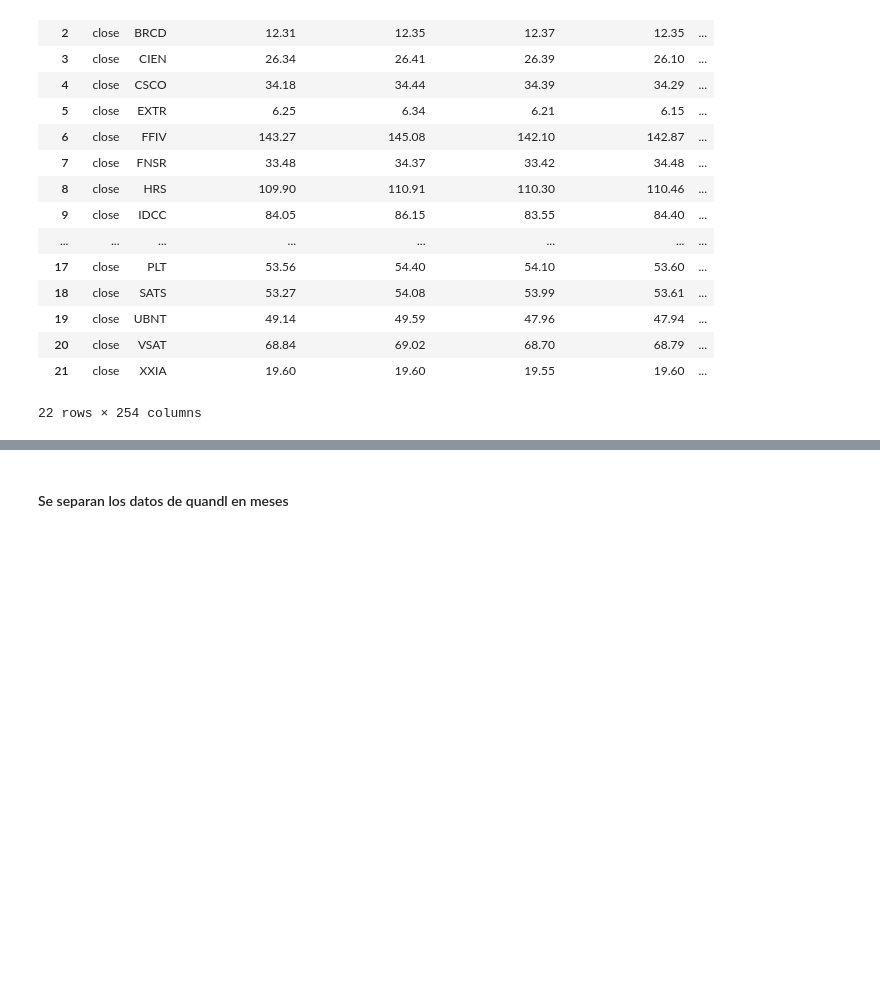
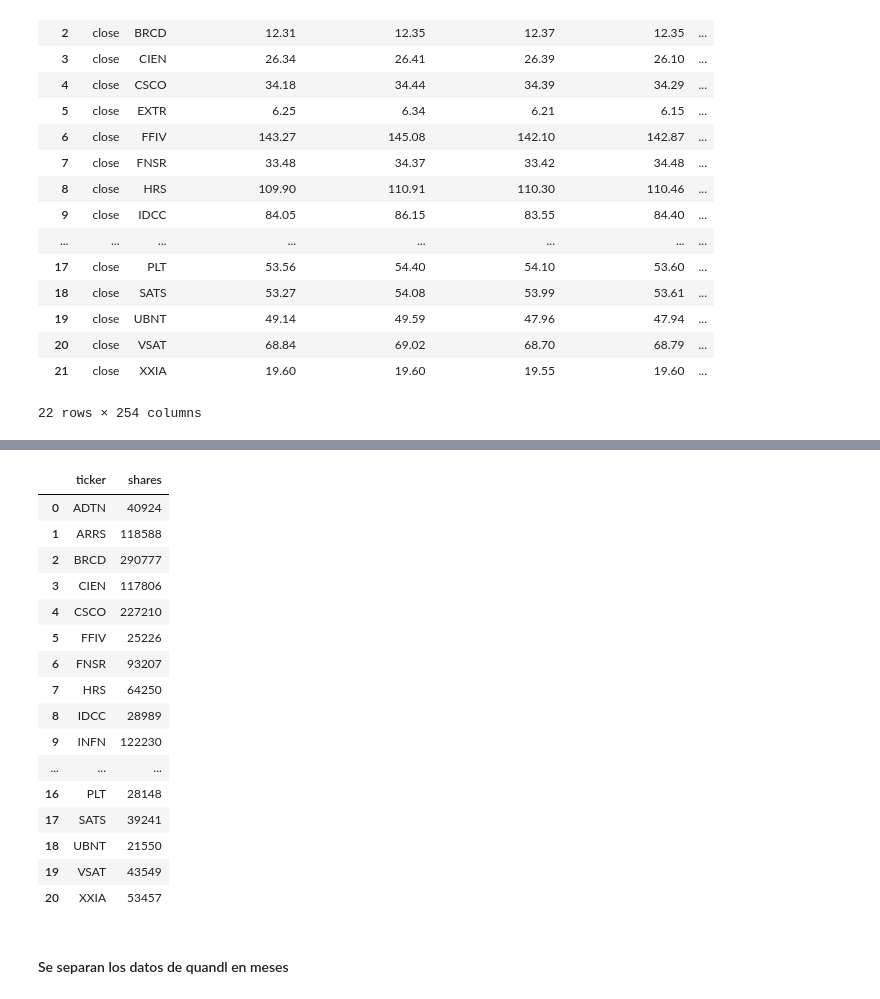
Before and after one commit to paurdgz/MyST, a Jupyter notebook: Proyecto corregido/myst_laboratorion1_Nuevo_e.ipynb, the cells around one changed output, grey strips where cells are left out. Saved outputs shown, nothing was run; the diff lists cells and outputs as text; code cells hidden in the pictures; blank space fills up the shorter version.

```diff
--- a/Proyecto corregido/myst_laboratorion1_Nuevo_e.ipynb
+++ b/Proyecto corregido/myst_laboratorion1_Nuevo_e.ipynb
@@ -551,14 +571,33 @@ ht=historic_prices.T
 # %%
 #vlookup a shares1
 tickers_quandl=p['ticker']#base de quandl de 22
 xx=pd.DataFrame(tickers_quandl)
 m1=list(xmes1)
 sh1=list(s1)
 junto=[m1,sh1]#union ticker y shares
 ss=pd.DataFrame(junto).T
 ss.columns=['ticker','shares']
 
 x1s      = pd.merge(xx,ss,on='ticker')
+x1s
+# %% [output]
+|  | ticker | shares |
+| 0 | ADTN | 40924 |
+| 1 | ARRS | 118588 |
+| 2 | BRCD | 290777 |
+| 3 | CIEN | 117806 |
+| 4 | CSCO | 227210 |
+| 5 | FFIV | 25226 |
+| 6 | FNSR | 93207 |
+| 7 | HRS | 64250 |
+| 8 | IDCC | 28989 |
+| 9 | INFN | 122230 |
+| ... | ... | ... |
+| 16 | PLT | 28148 |
+| 17 | SATS | 39241 |
+| 18 | UBNT | 21550 |
+| 19 | VSAT | 43549 |
+| 20 | XXIA | 53457 |
 # %%
 #vlookup a shares2
 tickers_quandl=p['ticker']#base de quandl de 22
```
Also changed, not shown: parts of 8 cells of this notebook.
